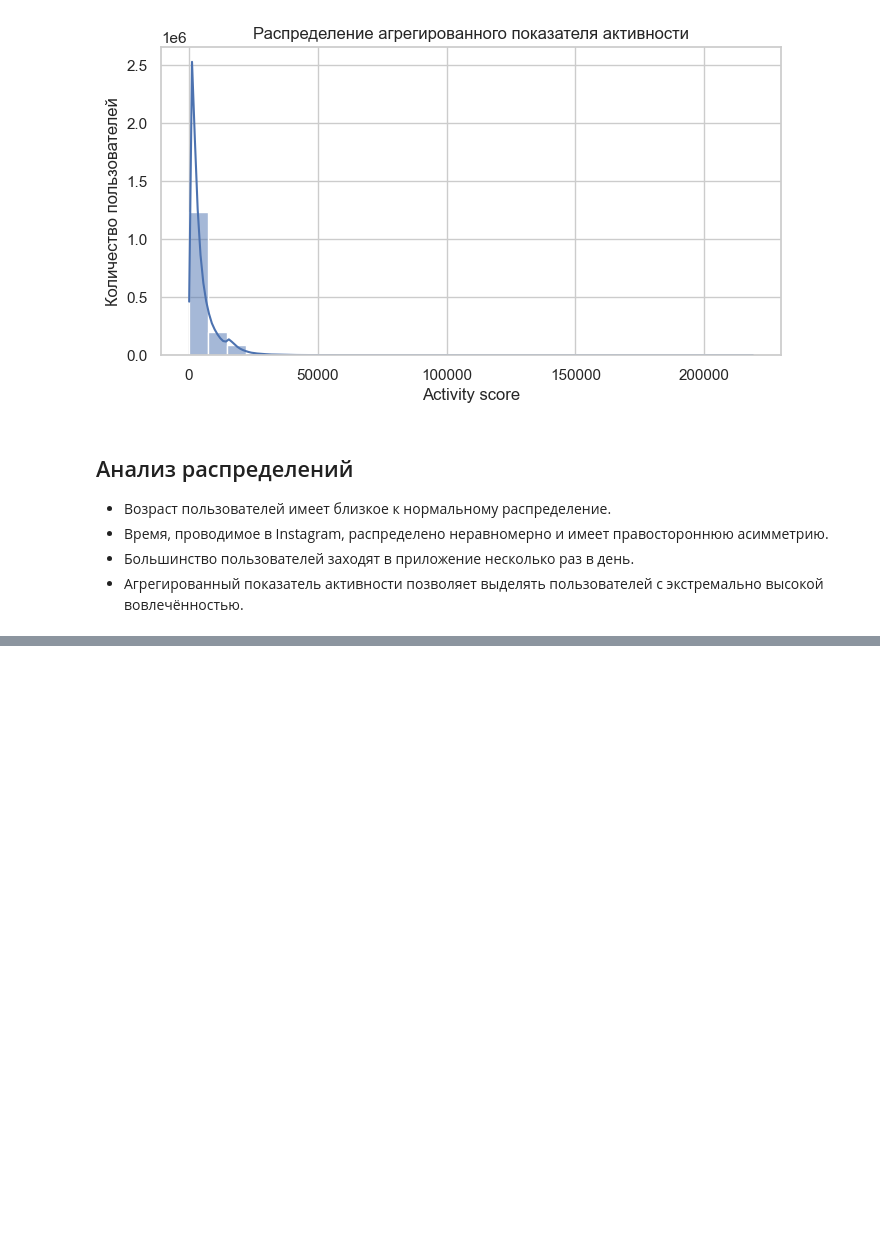
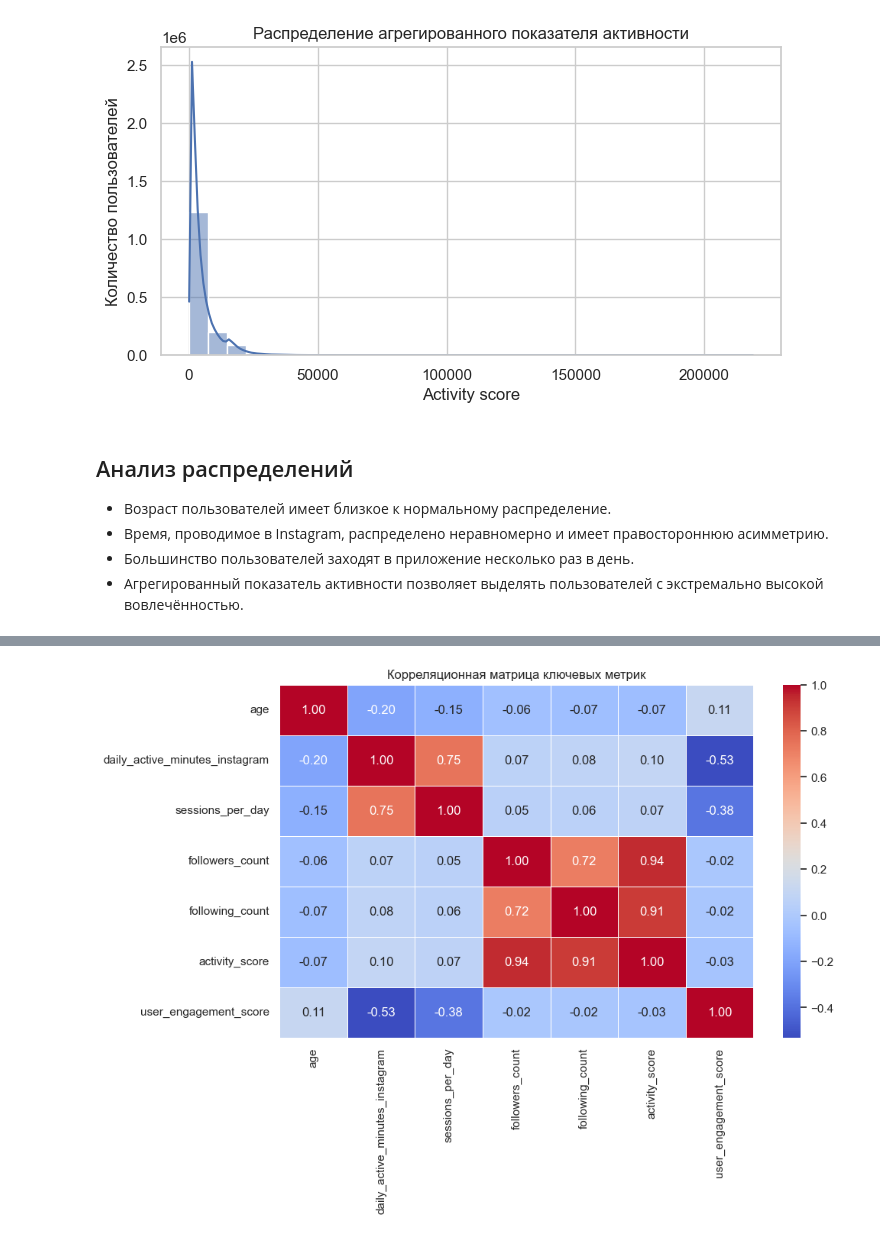
Before and after one commit to J4zzyflavor/data_engineering_instagram, a Jupyter notebook: experiments/eda.ipynb, the cells around one changed output, grey strips where cells are left out. Saved outputs shown, nothing was run; the diff lists cells and outputs as text; code cells hidden in the pictures; blank space fills up the shorter version.

Commit message:
Добавлен анализ корреляций между ключевыми метриками

```diff
--- a/experiments/eda.ipynb
+++ b/experiments/eda.ipynb
@@ -122,3 +122,17 @@ plt.show()
 - Время, проводимое в Instagram, распределено неравномерно и имеет правостороннюю асимметрию.
 - Большинство пользователей заходят в приложение несколько раз в день.
 - Агрегированный показатель активности позволяет выделять пользователей с экстремально высокой вовлечённостью.
+# %%
+corr_columns = [
+    "age",
+    "daily_active_minutes_instagram",
+    "sessions_per_day",
+    "followers_count",
+    "following_count",
+    "activity_score",
+    "user_engagement_score",
+]
+
+corr_df = df[corr_columns].corr()
+
+corr_df
@@ -124,0 +148,13 @@ plt.show()
+# %%
+plt.figure(figsize=(10, 6))
+sns.heatmap(
+    corr_df,
+    annot=True,
+    fmt=".2f",
+    cmap="coolwarm",
+    linewidths=0.5
+)
+plt.title("Корреляционная матрица ключевых метрик")
+plt.show()
+# %% [output]
+[figure, added]
```
Also changed, not shown: parts of 2 cells of this notebook.
